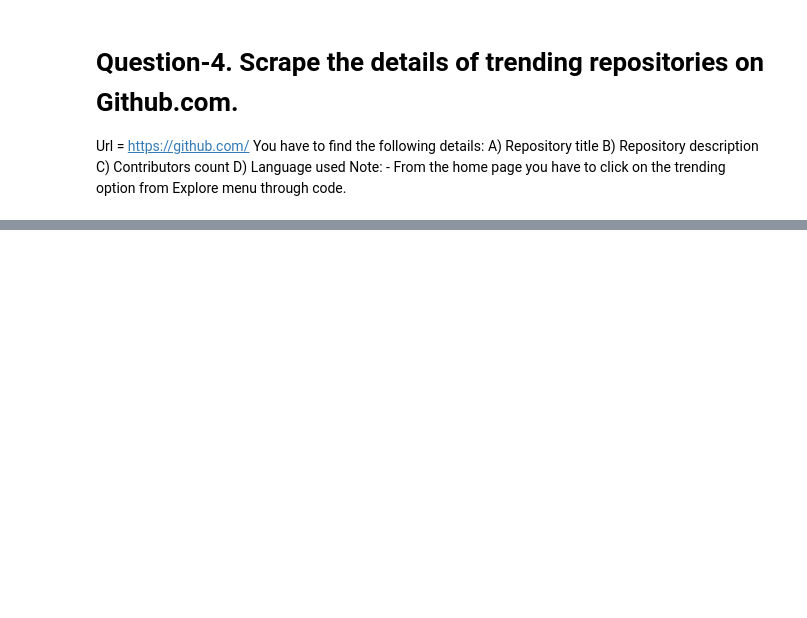
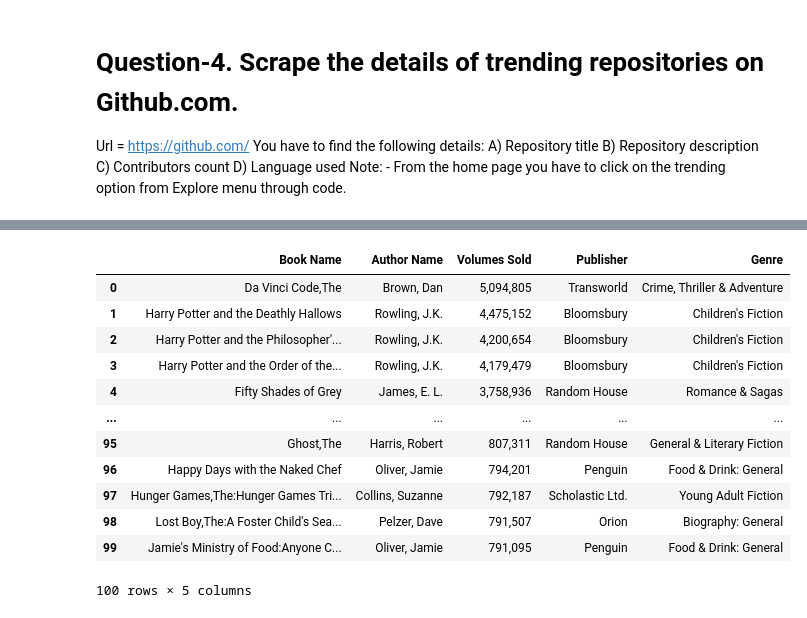
Before and after one commit to Mihir-Bhoite/Internship, a Jupyter notebook: Web Scraping Assignment - 4/Mihir_Web Scraping Assignment 4.ipynb, the cells around one changed output, grey strips where cells are left out. Saved outputs shown, nothing was run; the diff lists cells and outputs as text; code cells hidden in the pictures; blank space fills up the shorter version.

```diff
--- a/Web Scraping Assignment - 4/Mihir_Web Scraping Assignment 4.ipynb
+++ b/Web Scraping Assignment - 4/Mihir_Web Scraping Assignment 4.ipynb
@@ -335,0 +462,26 @@ driver.quit()
+# %%
+# Step 4: Store the scraped data in a pandas DataFrame
+df = pd.DataFrame(novels, columns={"Book Name":book_name, "Author Name":author_name, "Volumes Sold":volumes_sold, "Publisher":publisher, "Genre":genre})
+
+# Step 5: Display the DataFrame
+df
+
+#Save the DataFrame to CSV
+df.to_csv("highest_selling_novels.csv", index=False)
+
+# Step 6: Close the WebDriver
+driver.quit()
+# %% [output]
+|  | Book Name | Author Name | Volumes Sold | Publisher | Genre |
+| 0 | Da Vinci Code,The | Brown, Dan | 5,094,805 | Transworld | Crime, Thriller & Adventure |
+| 1 | Harry Potter and the Deathly Hallows | Rowling, J.K. | 4,475,152 | Bloomsbury | Children's Fiction |
+| 2 | Harry Potter and the Philosopher'... | Rowling, J.K. | 4,200,654 | Bloomsbury | Children's Fiction |
+| 3 | Harry Potter and the Order of the... | Rowling, J.K. | 4,179,479 | Bloomsbury | Children's Fiction |
+| 4 | Fifty Shades of Grey | James, E. L. | 3,758,936 | Random House | Romance & Sagas |
+| ... | ... | ... | ... | ... | ... |
+| 95 | Ghost,The | Harris, Robert | 807,311 | Random House | General & Literary Fiction |
+| 96 | Happy Days with the Naked Chef | Oliver, Jamie | 794,201 | Penguin | Food & Drink: General |
+| 97 | Hunger Games,The:Hunger Games Tri... | Collins, Suzanne | 792,187 | Scholastic Ltd. | Young Adult Fiction |
+| 98 | Lost Boy,The:A Foster Child's Sea... | Pelzer, Dave | 791,507 | Orion | Biography: General |
+| 99 | Jamie's Ministry of Food:Anyone C... | Oliver, Jamie | 791,095 | Penguin | Food & Drink: General |
+100 rows × 5 columns
```
Also changed, not shown: parts of 10 cells of this notebook, 1 other file.
